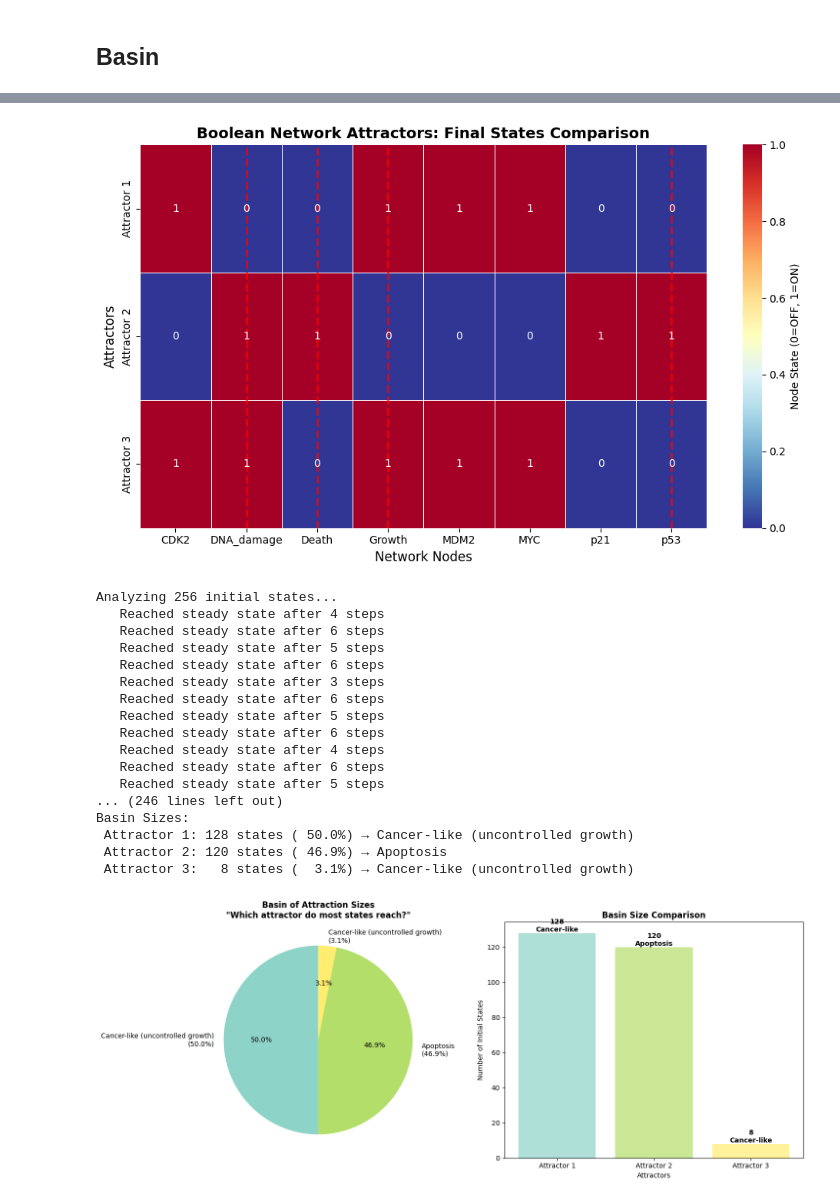
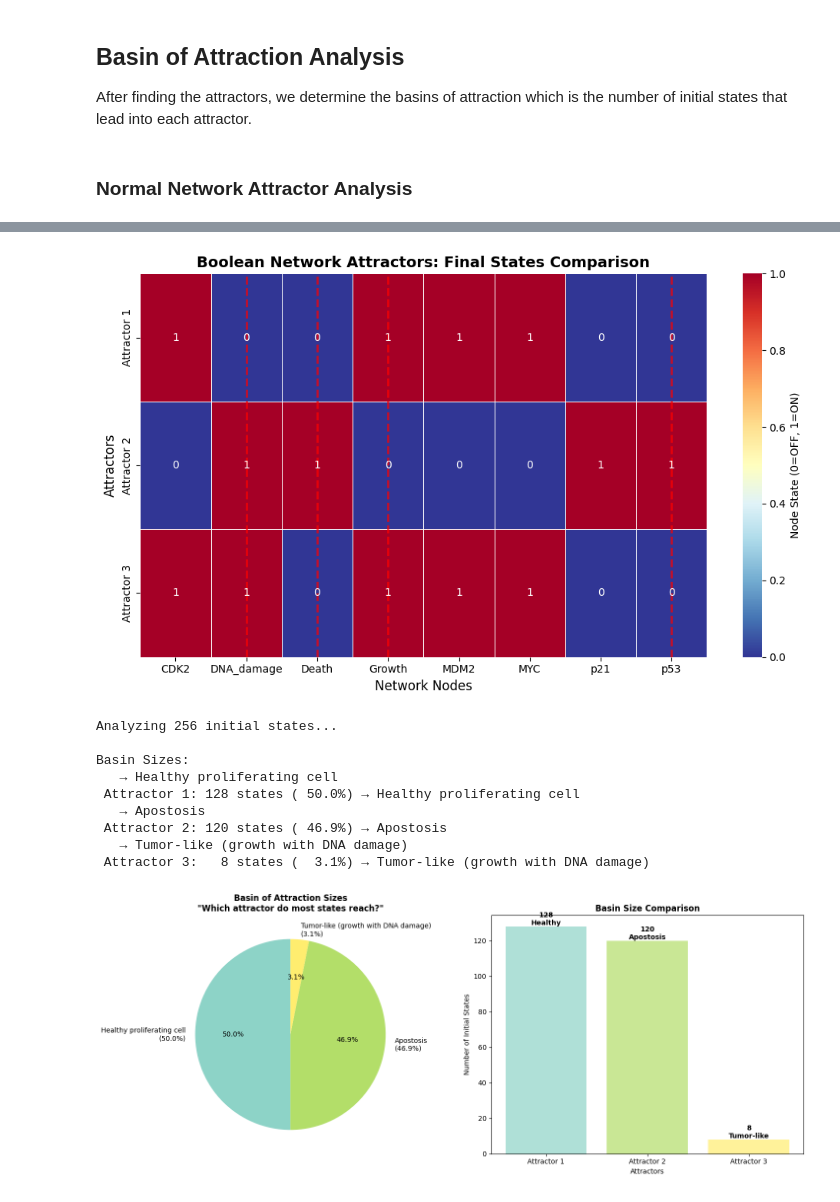
Before and after one commit to axeella/Bio-Systems, a Jupyter notebook: Assignment3/Assignment3.ipynb, the cells around one changed output, grey strips where cells are left out. Drawn from its saved outputs; the diff is of its cells as text; code cells hidden in the pictures.

```diff
--- a/Assignment3/Assignment3.ipynb
+++ b/Assignment3/Assignment3.ipynb
@@ -358,7 +360,8 @@ def find_attractors(network, max_steps=15):
 
     return attractors, node_names
 # %% [markdown]
-## Basin
+## Basin of Attraction Analysis
+After finding the attractors, we determine the basins of attraction which is the number of initial states that lead into each attractor.
 # %%
 def analyze_basins(network, attractors, node_names, max_steps=15):
     from collections import defaultdict
@@ -403,14 +406,18 @@ def analyze_basins(network, attractors, node_names, max_steps=15):
         p53_active = state_dict['p53'] == 1
         dna_damage_active = state_dict['DNA_damage'] == 1
 
-        if growth_active and not death_active:
-            interpretation = "Cancer-like (uncontrolled growth)"
+        if growth_active and not death_active and not dna_damage_active:
+            interpretation = "Healthy proliferating cell"
         elif death_active and not growth_active:
-            interpretation = "Apoptosis"
-        elif not growth_active and not death_active:
-            interpretation = "Quiescent / Arrest"
+            interpretation = "Apostosis"
+        elif growth_active and not death_active and dna_damage_active and not p53_active:
+            interpretation = "Tumor-like (growth with DNA damage)"
+        elif p53_active and dna_damage_active and not growth_active:
+            interpretation = "DNA damage response"
         else:
-            interpretation = "Other / Mixed"
+            interpretation = "CONFLICT - Unusual state"
+
+        print(f"   → {interpretation}")
 
         print(f" Attractor {att_idx+1}: {basin_size:3d} states ({percentage:5.1f}%) → {interpretation}")
 
@@ -446,20 +453,15 @@ def analyze_basins(network, attractors, node_names, max_steps=15):
     plt.show()
 
     return basin_data, attractor_map
+# %% [markdown]
+### Normal Network Attractor Analysis
 # %%
-# ================================
-# 🔵 Normal Network Attractor Analysis
-# ================================
-
 normal_net, nodes = build_normal_network()
 
-# Step 1: Find attractors
+# Find attractors
 attractors_normal, node_names_normal = find_attractors(normal_net, max_steps=15)
 
-# Step 2: Analyze basins
-basin_data_normal, attractor_map_normal = analyze_basins(normal_net,
-                                                         attractors_normal,
-                                                         node_names_normal,
-                                                         max_steps=15)
+# Analyze basins
+basin_data_normal, attractor_map_normal = analyze_basins(normal_net, attractors_normal, node_names_normal, max_steps=15)
 # %% [output]
 Testing all 256 possible initial states...
@@ -478,23 +480,15 @@ Testing all 256 possible initial states...
    Death: OFF
    p53: OFF
    DNA Damage: ON
    → Uncontrolled growth despite DNA damage (possible tumor-like state)
 [figure]
 Analyzing 256 initial states...
-   Reached steady state after 4 steps
-   Reached steady state after 6 steps
-   Reached steady state after 5 steps
-   Reached steady state after 6 steps
-   Reached steady state after 3 steps
-   Reached steady state after 6 steps
-   Reached steady state after 5 steps
-   Reached steady state after 6 steps
-   Reached steady state after 4 steps
-   Reached steady state after 6 steps
-   Reached steady state after 5 steps
-... (246 lines left out)
+
 Basin Sizes:
- Attractor 1: 128 states ( 50.0%) → Cancer-like (uncontrolled growth)
- Attractor 2: 120 states ( 46.9%) → Apoptosis
- Attractor 3:   8 states (  3.1%) → Cancer-like (uncontrolled growth)
+   → Healthy proliferating cell
+ Attractor 1: 128 states ( 50.0%) → Healthy proliferating cell
+   → Apostosis
+ Attractor 2: 120 states ( 46.9%) → Apostosis
+   → Tumor-like (growth with DNA damage)
+ Attractor 3:   8 states (  3.1%) → Tumor-like (growth with DNA damage)
-[figure, old version]
+[figure, new version]
```
Also changed, not shown: parts of 23 cells of this notebook.
